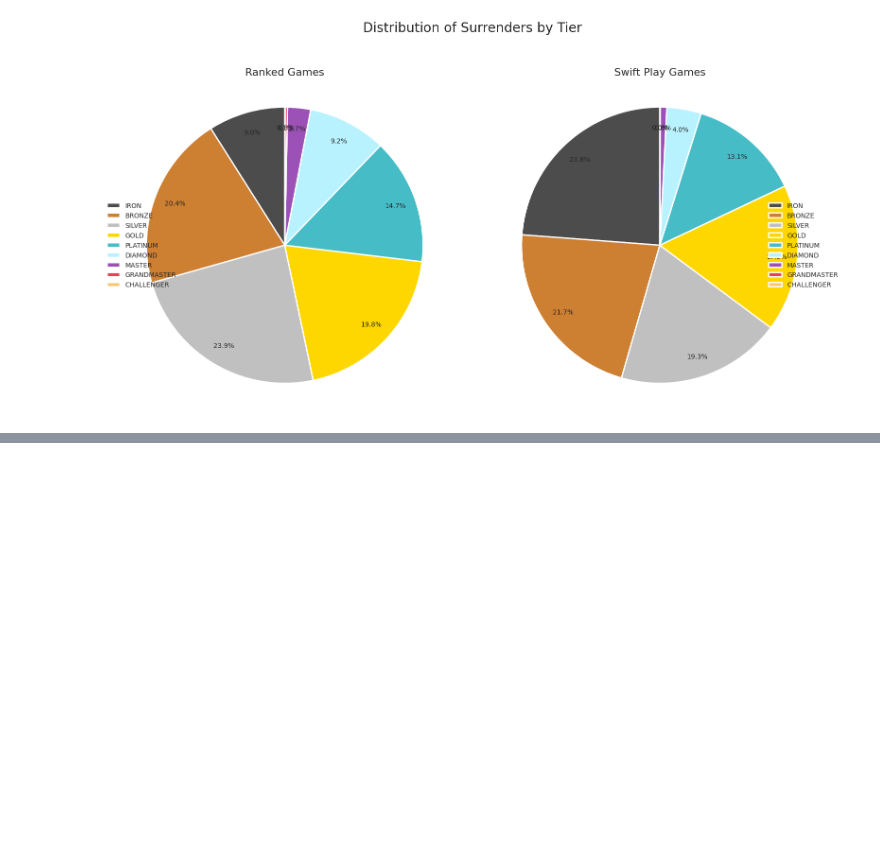
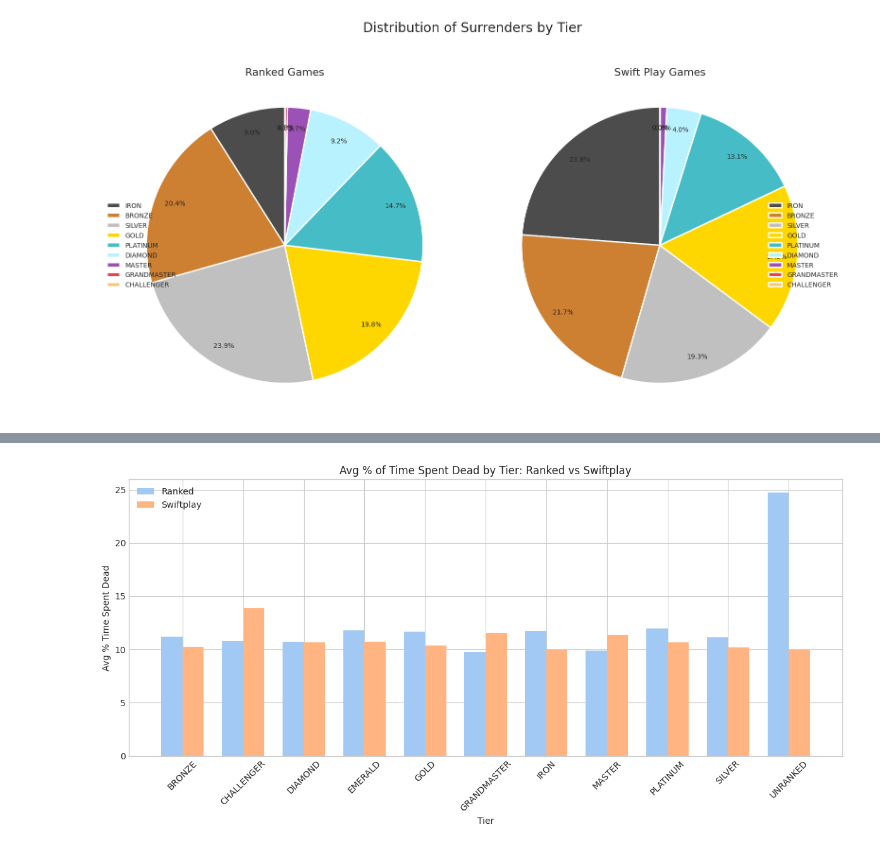
Before and after one commit to mdcUM/swiftplay-analysis, a Jupyter notebook: speed_and_duration_analysis.ipynb, the cells around one changed output, grey strips where cells are left out. Saved outputs shown, nothing was run; the diff lists cells and outputs as text; code cells hidden in the pictures; blank space fills up the shorter version.

Commit message:
speed/game duration

```diff
--- a/speed_and_duration_analysis.ipynb
+++ b/speed_and_duration_analysis.ipynb
@@ -228,0 +474,37 @@ plt.show()
+# %%
+# Convert columns to numeric
+rank_player_match_data["totalTimeSpentDead"] = rank_player_match_data["totalTimeSpentDead"].astype(float)
+rank_player_match_data["timePlayed"] = rank_player_match_data["timePlayed"].astype(float)
+ranked_valid = rank_player_match_data[rank_player_match_data["timePlayed"] > 0].copy()
+# Compute dead-time ratio per player
+ranked_valid["dead_time_ratio"] = ranked_valid["totalTimeSpentDead"] / ranked_valid["timePlayed"]
+# Group by tier
+ranked_ratio_by_tier = ranked_valid.groupby("tier")["dead_time_ratio"].mean().reset_index()
+ranked_ratio_by_tier = ranked_ratio_by_tier.sort_values("tier")
+swift_player_match_data["totalTimeSpentDead"] = swift_player_match_data["totalTimeSpentDead"].astype(float)
+# Merge with match data to get timePlayed (from match duration)
+swift_merged = pd.merge(swift_player_match_data, swift_match_data[["matchId", "gameDuration"]], on="matchId")
+swift_merged["gameDuration"] = swift_merged["gameDuration"].astype(float)
+swift_valid = swift_merged[swift_merged["gameDuration"] > 0].copy()
+swift_valid["dead_time_ratio"] = swift_valid["totalTimeSpentDead"] / swift_valid["timePlayed"]
+# Group by tier
+swift_ratio_by_tier = swift_valid.groupby("tier")["dead_time_ratio"].mean().reset_index()
+swift_ratio_by_tier = swift_ratio_by_tier.sort_values("tier")
+ranked_ratio_by_tier.rename(columns={"dead_time_ratio": "Ranked"}, inplace=True)
+swift_ratio_by_tier.rename(columns={"dead_time_ratio": "Swiftplay"}, inplace=True)
+# Merge both
+comparison_ratio = pd.merge(ranked_ratio_by_tier, swift_ratio_by_tier, on="tier")
+x = np.arange(len(comparison_ratio))
+width = 0.35
+plt.figure(figsize=(12, 6))
+plt.bar(x - width/2, comparison_ratio["Ranked"] * 100, width, label="Ranked")
+plt.bar(x + width/2, comparison_ratio["Swiftplay"] * 100, width, label="Swiftplay")
+plt.xlabel("Tier")
+plt.ylabel("Avg % Time Spent Dead")
+plt.title("Avg % of Time Spent Dead by Tier: Ranked vs Swiftplay")
+plt.xticks(x, comparison_ratio["tier"].astype(str), rotation=45)
+plt.legend()
+plt.tight_layout()
+plt.show()
+# %% [output]
+[figure, added]
```
Also changed, not shown: parts of 8 cells of this notebook.
